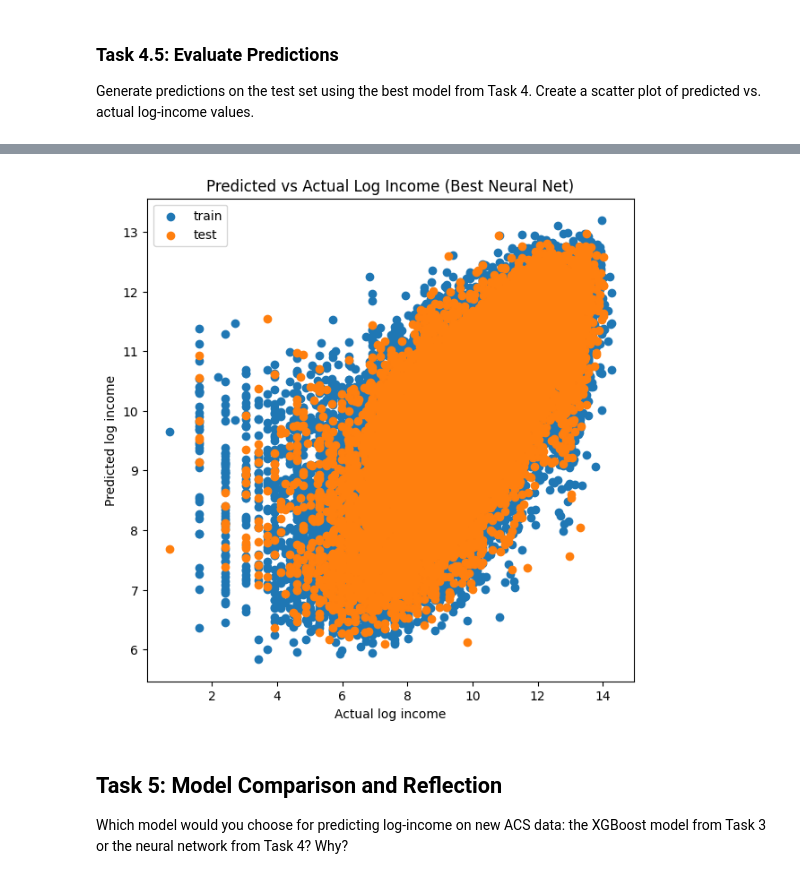
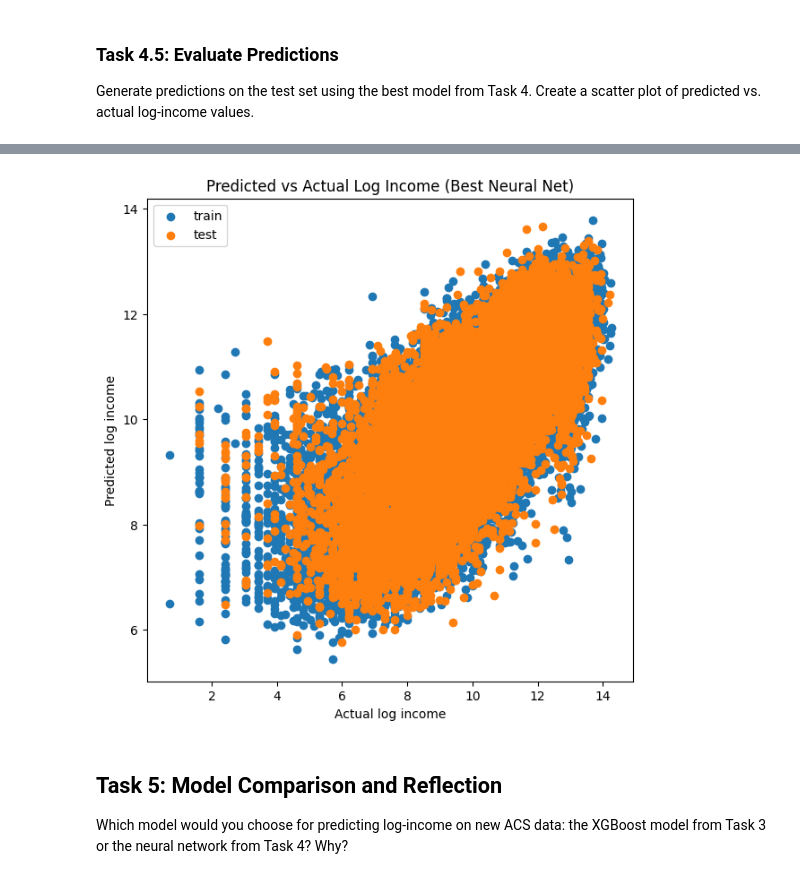
Before and after one commit to bnsalvof/Intro-to-ML-2025, a Jupyter notebook: Homework/HW_04.ipynb, the cells around one changed output, grey strips where cells are left out. Drawn from its saved outputs; the diff is of its cells as text; code cells hidden in the pictures.

```diff
--- a/Homework/HW_04.ipynb
+++ b/Homework/HW_04.ipynb
@@ -413,12 +375,19 @@ Categorical columns: ['year', 'sample', 'statefip', 'metro', 'gq', 'farm', 'owne
 # %%
-#Splitting again the entire dataset into train and test
+from sklearn.preprocessing import StandardScaler
 
-X_train_nn, X_test_nn, y_train_nn, y_test_nn = train_test_split(X_encoded_nn, y1, test_size=0.2, random_state=666)
+#Using the same train and test split as XGBoost
 
-X_train_nn = X_train_nn.to_numpy(dtype = "float32")
-X_test_nn = X_test_nn.to_numpy(dtype = "float32")
-y_train_nn = y_train_nn.to_numpy(dtype = "float32")
-y_test_nn = y_test_nn.to_numpy(dtype = "float32")
+X_train_nn = X_train.to_numpy(dtype = "float32")
+X_test_nn = X_test.to_numpy(dtype = "float32")
+y_train_nn = y_train.to_numpy(dtype = "float32")
+y_test_nn = y_test.to_numpy(dtype = "float32")
+
+#Scale the data
+
+scaler = StandardScaler()
+
+X_train_scaled = scaler.fit_transform(X_train_nn)
+X_test_scaled = scaler.transform(X_test_nn)
 # %% [markdown]
 ### Task 4.2: Define the Architecture
 Implement a dense network with several ReLU-activated hidden layers (e.g., 256-128-64) and compile it with the Adam optimizer and MSE loss.
@@ -602,7 +571,7 @@ Create a scatter plot of predicted vs. actual log-income values.
 #Best model
 
 best_model_obj = keras.Sequential([
-    layers.Dense(64, activation="relu", input_shape=(568,)),
+    layers.Dense(64, activation="relu", input_shape=(695,)),
     layers.Dense(32, activation="relu"),
     layers.Dense(1)
 
@@ -614,9 +583,9 @@ best_model_obj.compile(
 )
 
 history = best_model_obj.fit(
-     X_train_nn,
+     X_train_scaled,
      y_train_nn,
-     validation_data=(X_test_nn, y_test_nn),
+     validation_data=(X_test_scaled, y_test_nn),
      epochs=1000,
      batch_size=1024,
      verbose=1,
@@ -649,20 +618,20 @@ Epoch 488/1000
 # %%
-y_test_pred_nn = best_model_obj.predict(X_test_nn, verbose=0)
+y_test_pred_nn = best_model_obj.predict(X_test_scaled, verbose=0)
 y_test_pred_nn = y_test_pred_nn.ravel()
 
-y_train_pred_nn = best_model_obj.predict(X_train_nn, verbose=0)
+y_train_pred_nn = best_model_obj.predict(X_train_scaled, verbose=0)
 y_train_pred_nn = y_train_pred_nn.ravel()
 
 plt.figure(figsize=(7,7))
 plt.scatter(y_train_nn, y_train_pred_nn, label = "train")
 plt.scatter(y_test_nn, y_test_pred_nn, label = "test" )
 plt.xlabel("Actual log income")
 plt.ylabel("Predicted log income")
 plt.title("Predicted vs Actual Log Income (Best Neural Net)")
 plt.legend()
 plt.show()
 # %% [output]
-[figure, old version]
+[figure, new version]
 # %% [markdown]
 ## Task 5: Model Comparison and Reflection
 Which model would you choose for predicting log-income on new ACS data: the XGBoost model from Task 3 or the neural network from Task 4? Why?
```
Also changed, not shown: parts of 13 cells of this notebook.
